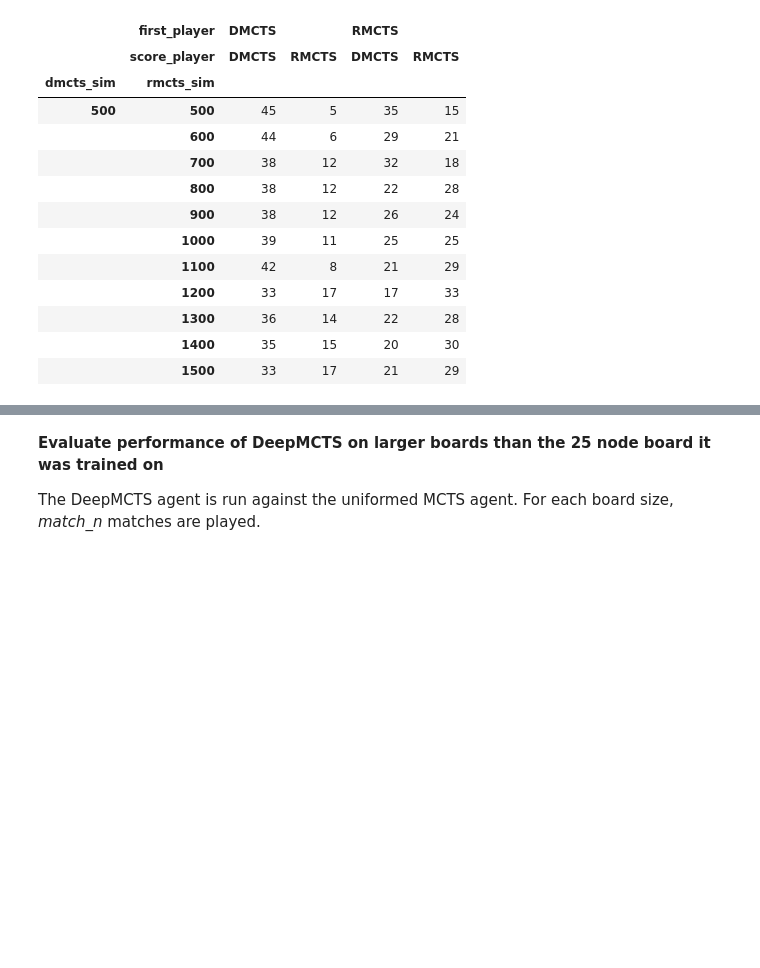
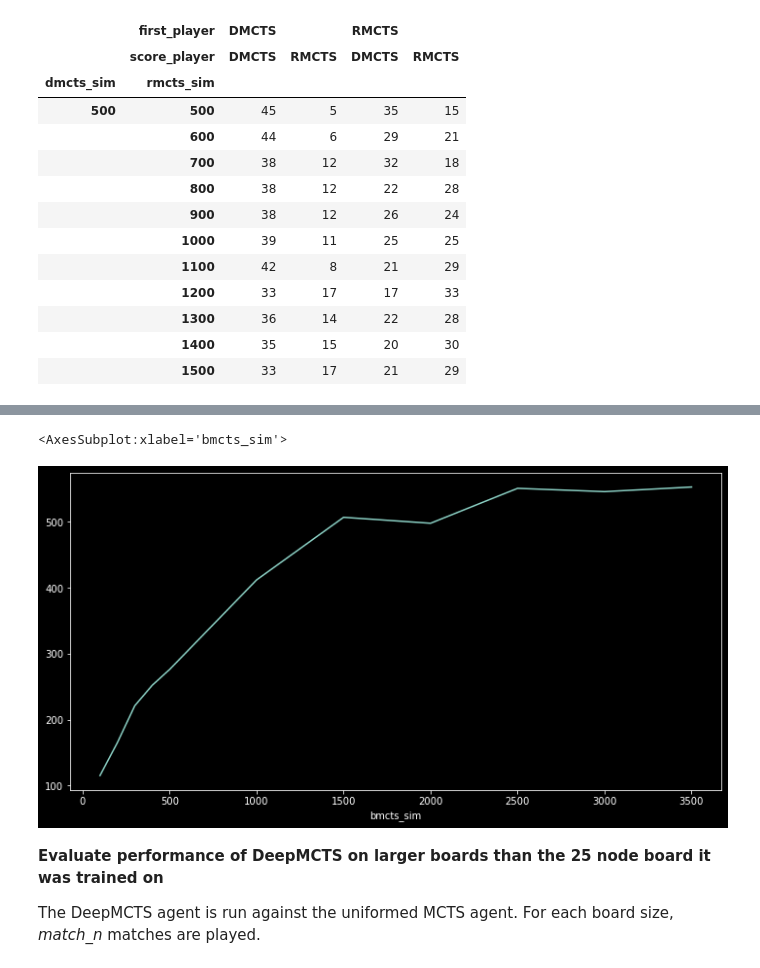
Before and after one commit to phil-hawkins/multiplayer-alphazero, a Jupyter notebook: notebooks/vortex_experiments.ipynb, the cells around one changed output, grey strips where cells are left out. Cells and saved outputs as stored; diff of their text form; code cells hidden in the pictures; blank space fills up the shorter version.

```diff
--- a/notebooks/vortex_experiments.ipynb
+++ b/notebooks/vortex_experiments.ipynb
@@ -174,3 +192,15 @@ df.groupby(['dmcts_sim', 'bmcts_sim']).sum()
+# %%
+dfp = df.groupby(['dmcts_sim', 'bmcts_sim']).sum()
+dfp = dfp.reset_index()
+dfp.drop([('DMCTS','DMCTS'), ('BMCTS','DMCTS')], axis=1, inplace=True)
+
+dfp = dfp.set_index(['bmcts_sim'])
+dfp = dfp.sum(axis=1)
+
+dfp.plot.line(figsize=(12,6))
+# %% [output]
+<AxesSubplot:xlabel='bmcts_sim'>
+[figure, added]
 # %% [markdown]
 **Evaluate performance of DeepMCTS on larger boards than the 25 node board it was trained on**
 
```
Also changed, not shown: parts of 2 cells of this notebook, 2 other files.
